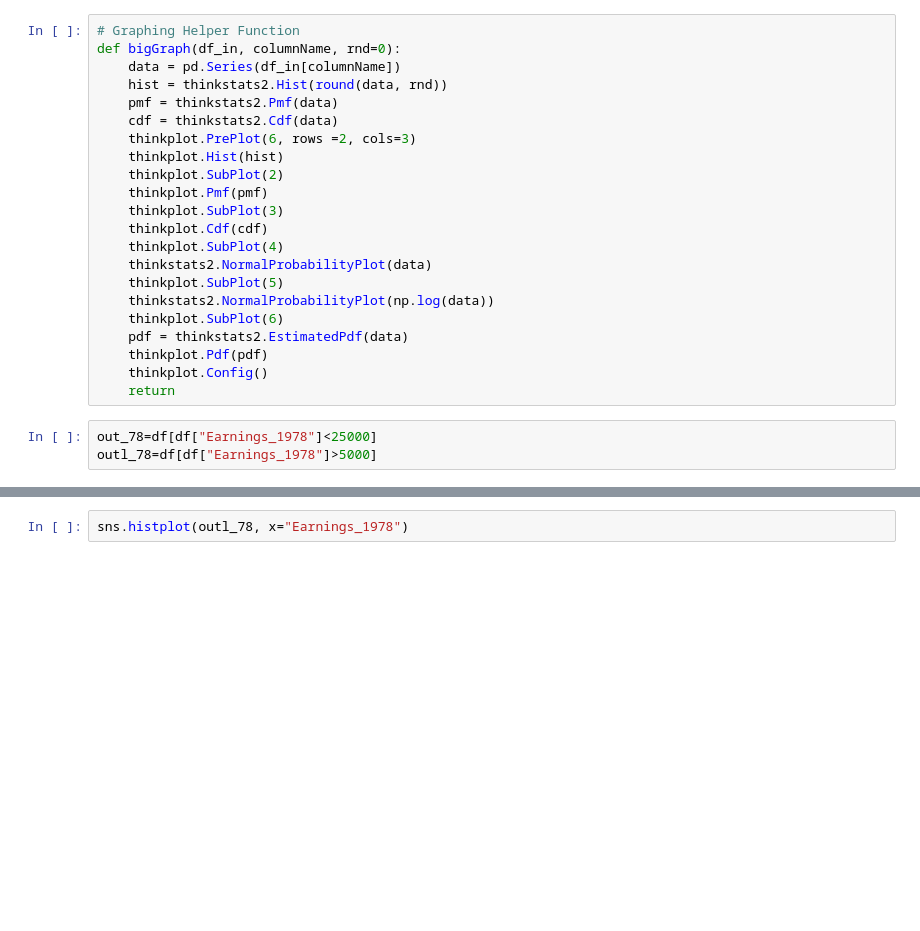
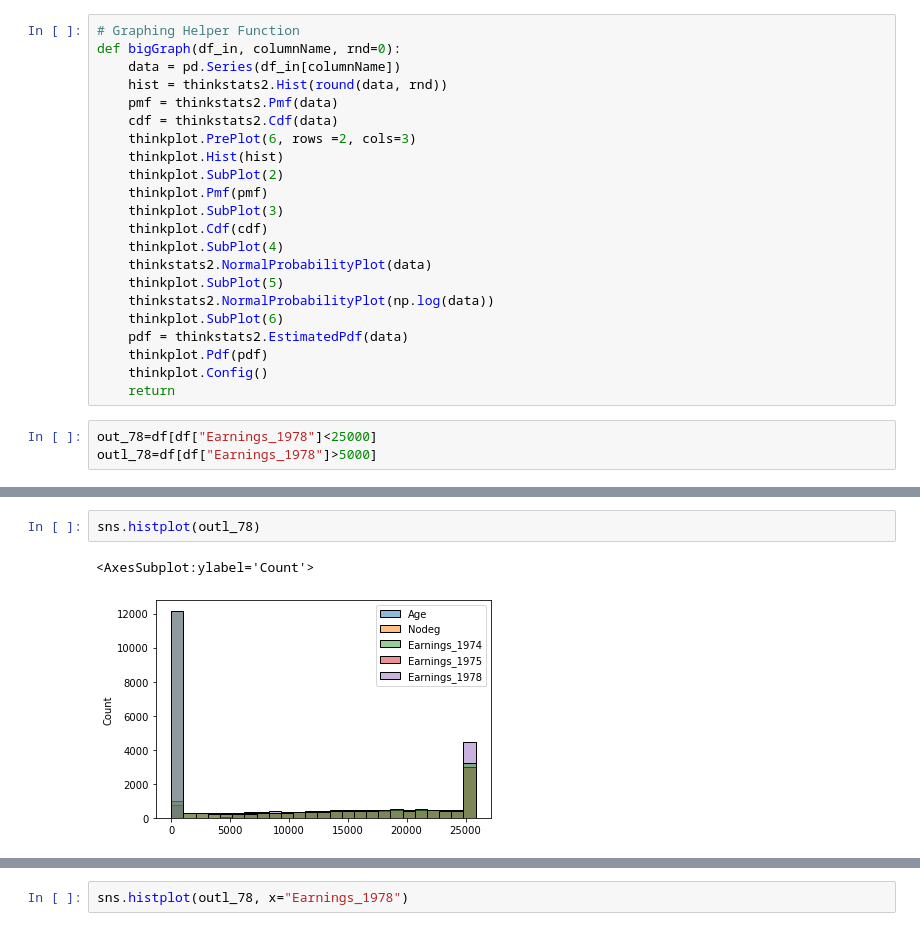
Before and after one commit to SidhST12/BSIP_Assignment_1_Students, a Jupyter notebook: stats_asn_1_stud_temp.ipynb, the cells around one changed output, grey strips where cells are left out. Cells and saved outputs as stored; diff of their text form; blank space fills up the shorter version.

```diff
--- a/stats_asn_1_stud_temp.ipynb
+++ b/stats_asn_1_stud_temp.ipynb
@@ -514,3 +489,8 @@ outl_78=df[df["Earnings_1978"]>5000]
+# %%
+sns.histplot(outl_78)
+# %% [output]
+<AxesSubplot:ylabel='Count'>
+[figure, added]
 # %%
 bigGraph(outl_78,"Earnings_1978",-4)
 # %% [output]
```
Also changed, not shown: parts of 13 cells of this notebook.
